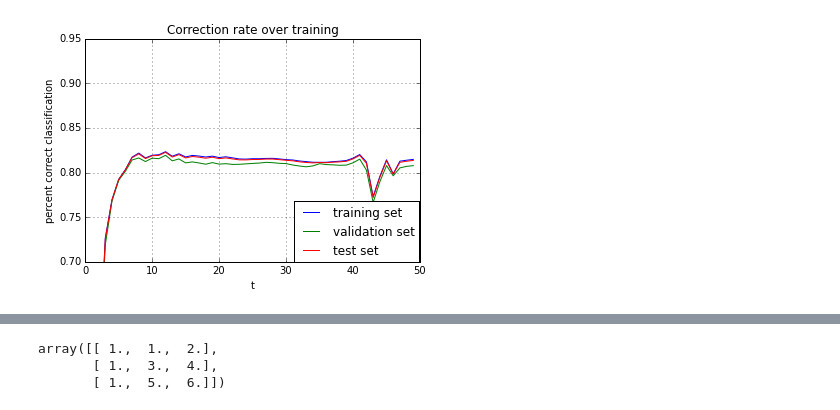
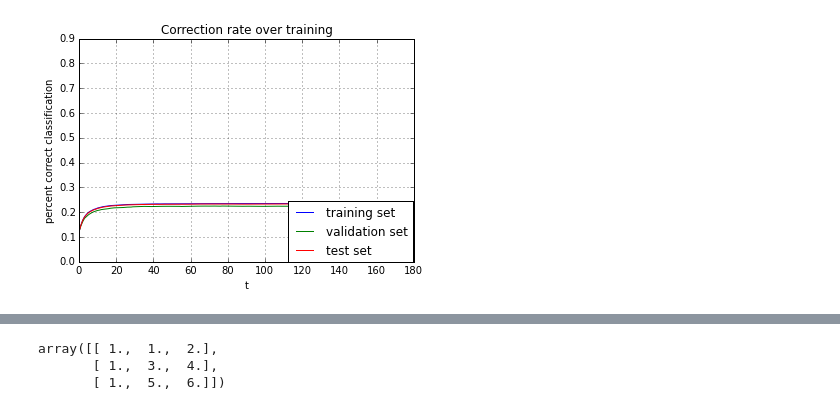
Before and after one commit to XiyunLiu/CSE253-Neural-Network, a Jupyter notebook: HW2/Untitled.ipynb, the cells around one changed output, grey strips where cells are left out. Saved outputs shown, nothing was run; the diff lists cells and outputs as text; code cells hidden in the pictures.

```diff
--- a/HW2/Untitled.ipynb
+++ b/HW2/Untitled.ipynb
@@ -116,8 +130,11 @@ class MNISTClassification():
             stepSize = None, T = 1000, checkGradient = False, numHidden = 60, maxIter = 1000, optimize = False):
         self.numHidden = numHidden
         np.random.seed(0)
-        w_ij = np.random.normal(0, 1/math.sqrt(len(trainingImgs[0])), size = (len(trainingImgs[0]), self.numHidden))
-        w_jk = np.random.normal(0, 1/math.sqrt(self.numHidden), size = (self.numHidden + 1, self.numClass))
+        w_ij = np.random.normal(0, 0.1, size = (len(trainingImgs[0]), self.numHidden))
+        w_jk = np.random.normal(0, 0.1, size = (self.numHidden + 1, self.numClass))
+        if optimize:
+            w_ij = np.random.normal(0, 1/math.sqrt(len(trainingImgs[0])), size = (len(trainingImgs[0]), self.numHidden))
+            w_jk = np.random.normal(0, 1/math.sqrt(self.numHidden), size = (self.numHidden + 1, self.numClass))
         if stepSize:
             self.stepSize = stepSize
         self.optimize = optimize
@@ -171,7 +188,7 @@ class MNISTClassification():
         y = y[:partial]
 
         while numIter < self.maxIter:
-            stepSize = stepSize_ini * 1./(1 + numIter*1./T)
+#             stepSize = stepSize_ini * 1./(1 + numIter*1./T)
             end = min(start + batch, len(X))
 
             X_batch = X[start: end]
@@ -210,6 +227,7 @@ class MNISTClassification():
             if start >= len(X):
                 start = 0
                 numIter += 1
+                stepSize = stepSize_ini * 1./(1 + numIter*1./T)
                 self.trainAccuracyPath.append(self.test(X, y, w_ij, w_jk))
                 validationAccuracy = self.test(validationImgs, validationLabels, w_ij, w_jk)
                 self.validationAccuracyPath.append(validationAccuracy)
@@ -230,6 +248,8 @@ class MNISTClassification():
 
                 if numIter % 10 == 0:
                     print "Number iteration:", numIter,", correction rate:", self.testAccuracyPath[-1]
+#                     "cost:",-np.sum(t_batch*np.log(probability))
+
 
     def checkGradient(self, hiddenLayerGradient, OutputLayerGradient, t, X, y, Z, w_ij, w_jk):
         # Check w_ij gradient
@@ -261,7 +281,7 @@ class MNISTClassification():
                 gradientDiffWjk[j][k] = abs(OutputLayerGradient[j][k] - (E1-E2)/2/self.epsilon)
                 epsilonMatrix[j][k] -= self.epsilon
 
-        return np.max(gradientDiffWij), np.max(gradientDiffWjk)
+        return np.mean(gradientDiffWij), np.mean(gradientDiffWjk), np.max(gradientDiffWij), np.max(gradientDiffWjk)
 
     def test(self, X, y, w_ij, w_jk):
         Z = self.predictHidden(w_ij, X)
@@ -271,5 +291,5 @@ class MNISTClassification():
         return len(match)*1.0/len(y)
 # %%
 mn = MNISTClassification()
-mn.fit(trainingImgs, trainingLabels, testImgs, testLabels, 10000, 1, T = 50, numHidden = 60, optimize = True)
+mn.fit(trainingImgs, trainingLabels, testImgs, testLabels, 60000, 1, T = 700, numHidden = 120, maxIter = 1000, optimize = True)
 # %% [output]
@@ -292,5 +346,5 @@ random.shuffle(randomData)
 randomTrainImgs, randomTrainLabels = np.array(map(lambda x:x[0], randomData)), np.array(map(lambda x:x[1], randomData))
 # %%
 optimalMN = MNISTClassification()
-optimalMN.fit(randomTrainImgs, randomTrainLabels, testImgs, testLabels, 10000, 0.5, T = 50, numHidden = 60, maxIter = 50, optimize = True )
+optimalMN.fit(randomTrainImgs, randomTrainLabels, testImgs, testLabels, 1000, 0.001, T = 5, numHidden = 60, optimize = True )
 # %% [output]
@@ -302,5 +368,6 @@ Number iteration: 50 , correction rate: 0.8332
 # %%
 plotUpdate(optimalMN.trainAccuracyPath, optimalMN.validationAccuracyPath, optimalMN.testAccuracyPath, 'Correction rate over training',
-           'training set', 'validation set','test set', "percent correct classification",[0.7,0.95], True)
+           'training set', 'validation set','test set', "percent correct classification",[0,0.9], True)
+# plt.savefig('part4_10000_02_50.png', bbox_inches='tight') #Number iteration: 1000 , correction rate: 0.928116666667
 # %% [output]
-[figure, old version]
+[figure, new version]
```
Also changed, not shown: parts of 10 cells of this notebook.
